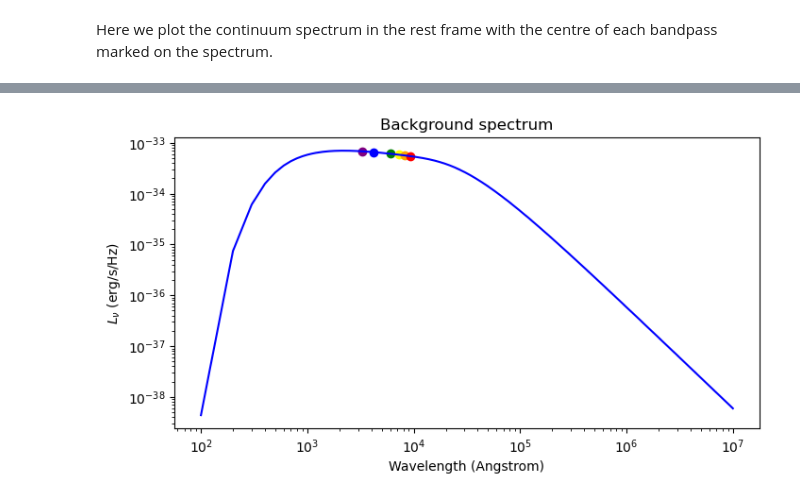
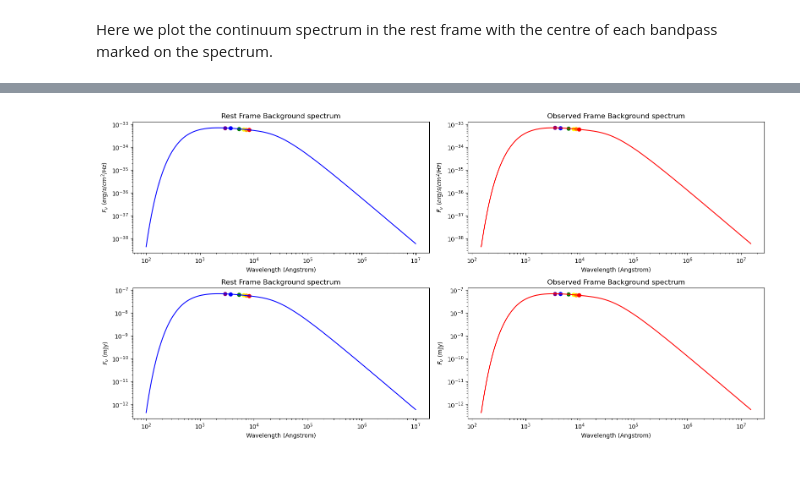
Before and after one commit to Nikko171/Dissertation_code, a Jupyter notebook: light_curves_pipeline.ipynb, the cells around one changed output, grey strips where cells are left out. Saved outputs shown, nothing was run; the diff lists cells and outputs as text; code cells hidden in the pictures; blank space fills up the shorter version.

Commit message:
New Spectrum Layout and transfer over Transfer Function
Need to add the continuum spectrum onto the light curve and sort out the flux variation

```diff
--- a/light_curves_pipeline.ipynb
+++ b/light_curves_pipeline.ipynb
@@ -416,8 +419,8 @@ def integrand(r, lam):
     return planck_function(freq, temp_prof) * 2 * np.pi * r * np.cos(inclination) / distance**2
 
 # Define the wavelength range (in meters)
-wavelengths = np.linspace((1e-8), (1e-3), 100000)  # Wavelength in meters
-#wavelengths = np.logspace(np.log10(1e-8), np.log10(1e-5), 10000)  # Wavelength in meters
+#wavelengths = np.linspace((1e-8), (1e-3), 10000)  # Wavelength in meters
+wavelengths = np.logspace(np.log10(1e-8), np.log10(1e-3), 10000)  # Wavelength in meters
 # Define the radius range (in rs)
 r_min = rs*3 #m
 r_max = (rs*1000) #m
@@ -440,15 +443,15 @@ Here we plot the continuum spectrum in the rest frame with the centre of each ba
 background_L = []
 background_index = []
 for wav in wavref:
-    index = np.where((wavelengths >= 0.9*(wav*1e-10)) & (wavelengths <= 1.1*(wav*1e-10)))[0]
+    index = np.where((wavelengths >= 0.8*(wav*1e-10)) & (wavelengths <= 1.1*(wav*1e-10)))[0]
     background_L.append(emitted_spectrum[index][0])
     background_index.append(index[0])
     #print(wav, emitted_spectrum[index][0])
 # Create subplots
 rayleigh_jean_tail = 6000
 weins_tail = 200
-fig, axs = plt.subplots(1, 1, figsize=(8, 4))
-axs.plot(wavelengths * 1e+10, emitted_spectrum, color='blue')
+fig, axs = plt.subplots(2, 2, figsize=(16, 8))
+axs[0,0].plot(wavelengths * 1e+10, emitted_spectrum, color='blue')
 
 ''' Uncomment to verify the Rayleigh-Jeans and Wien's tail slope
 axs.scatter(wavelengths[weins_tail] * 1e+10, emitted_spectrum[weins_tail], color='red')
@@ -459,15 +462,87 @@ axs.plot(wavelengths * 1e+10, alpha1*((wavelengths)**(-1/3)), color='red', lines
 axs.plot(wavelengths[4000:] * 1e+10, alpha2*(wavelengths[4000:])**(-2), color='red', linestyle=':')
 '''
 
+axs[0,0].scatter(wavelengths[background_index[0]]*1e+10, background_L[0], color='purple')
+axs[0,0].scatter(wavelengths[background_index[1]]*1e+10, background_L[1], color='blue')
+axs[0,0].scatter(wavelengths[background_index[2]]*1e+10, background_L[2], color='green')
+axs[0,0].scatter(wavelengths[background_index[3]]*1e+10, background_L[3], color='yellow')
+axs[0,0].scatter(wavelengths[background_index[4]]*1e+10, background_L[4], color='orange')
+axs[0,0].scatter(wavelengths[background_index[5]]*1e+10, background_L[5], color='red')
+axs[0,0].set_yscale('log')
+axs[0,0].set_xscale('log')
+axs[0,0].set_xlabel('Wavelength (Angstrom)')
+axs[0,0].set_ylabel(r'$F_\nu$ ($erg/s/cm^2/Hz$)')
+axs[0,0].set_title('Rest Frame Background spectrum')
+
+F_nu2mJy = 1e+26
+axs[1,0].plot(wavelengths * 1e+10, F_nu2mJy*emitted_spectrum, color='blue')
+axs[1,0].scatter(wavelengths[background_index[0]]*1e+10, F_nu2mJy*background_L[0], color='purple')
+axs[1,0].scatter(wavelengths[background_index[1]]*1e+10, F_nu2mJy*background_L[1], color='blue')
+axs[1,0].scatter(wavelengths[background_index[2]]*1e+10, F_nu2mJy*background_L[2], color='green')
+axs[1,0].scatter(wavelengths[background_index[3]]*1e+10, F_nu2mJy*background_L[3], color='yellow')
+axs[1,0].scatter(wavelengths[background_index[4]]*1e+10, F_nu2mJy*background_L[4], color='orange')
+axs[1,0].scatter(wavelengths[background_index[5]]*1e+10, F_nu2mJy*background_L[5], color='red')
+axs[1,0].set_yscale('log')
+axs[1,0].set_xscale('log')
+axs[1,0].set_xlabel('Wavelength (Angstrom)')
+axs[1,0].set_ylabel(r'$F_\nu$ (mJy)')
+axs[1,0].set_title('Rest Frame Background spectrum')
+
+
+redshifted_wavelength = wavelengths * (1 + 0.5)
+background_L = []
+background_index = []
+for wav in wavref:
+    index = np.where((redshifted_wavelength >= 0.95*(wav*1e-10)) & (redshifted_wavelength <= 1.01*(wav*1e-10)))[0]
+    background_L.append(emitted_spectrum[index][0])
+    background_index.append(index[0])
+    #print(redshifted_wavelength[background_index]*1e+10, emitted_spectrum[index][0])
+
+# Create subplots
+axs[0,1].plot(redshifted_wavelength * 1e+10, emitted_spectrum, color='red')
+axs[0,1].scatter(redshifted_wavelength[background_index[0]]*1e+10, background_L[0], color='purple')
+axs[0,1].scatter(redshifted_wavelength[background_index[1]]*1e+10, background_L[1], color='blue')
+axs[0,1].scatter(redshifted_wavelength[background_index[2]]*1e+10, background_L[2], color='green')
+axs[0,1].scatter(redshifted_wavelength[background_index[3]]*1e+10, background_L[3], color='yellow')
+axs[0,1].scatter(redshifted_wavelength[background_index[4]]*1e+10, background_L[4], color='orange')
+axs[0,1].scatter(redshifted_wavelength[background_index[5]]*1e+10, background_L[5], color='red')
+
+""" Rest Frame
+background_L = []
+background_index = []
+for wav in wavref:
+    index = np.where((wavelengths >= 0.9*(wav*1e-10)) & (wavelengths <= 1.1*(wav*1e-10)))[0]
+    background_L.append(emitted_spectrum[index][0])
+    background_index.append(index[0])
+    print(redshifted_wavelength[background_index]*1e+10, emitted_spectrum[index][0])
+axs.plot(wavelengths * 1e+10, emitted_spectrum,alpha=0.5, color='blue')
 axs.scatter(wavelengths[background_index[0]]*1e+10, background_L[0], color='purple')
 axs.scatter(wavelengths[background_index[1]]*1e+10, background_L[1], color='blue')
 axs.scatter(wavelengths[background_index[2]]*1e+10, background_L[2], color='green')
 axs.scatter(wavelengths[background_index[3]]*1e+10, background_L[3], color='yellow')
 axs.scatter(wavelengths[background_index[4]]*1e+10, background_L[4], color='orange')
 axs.scatter(wavelengths[background_index[5]]*1e+10, background_L[5], color='red')
-axs.set_yscale('log')
-axs.set_xscale('log')
-axs.set_xlabel('Wavelength (Angstrom)')
-axs.set_ylabel(r'$L_\nu$ (erg/s/Hz)')
-axs.set_title('Rest Frame Background spectrum')
+"""
+
+axs[0,1].set_yscale('log')
+axs[0,1].set_xscale('log')
+axs[0,1].set_xlabel('Wavelength (Angstrom)')
+axs[0,1].set_ylabel(r'$F_\nu$ ($erg/s/cm^2/Hz$)')
+axs[0,1].set_title('Observed Frame Background spectrum')
+
+axs[1,1].plot(redshifted_wavelength * 1e+10, F_nu2mJy*emitted_spectrum, color='red')
+axs[1,1].scatter(redshifted_wavelength[background_index[0]]*1e+10, F_nu2mJy*background_L[0], color='purple')
+axs[1,1].scatter(redshifted_wavelength[background_index[1]]*1e+10, F_nu2mJy*background_L[1], color='blue')
+axs[1,1].scatter(redshifted_wavelength[background_index[2]]*1e+10, F_nu2mJy*background_L[2], color='green')
+axs[1,1].scatter(redshifted_wavelength[background_index[3]]*1e+10, F_nu2mJy*background_L[3], color='yellow')
+axs[1,1].scatter(redshifted_wavelength[background_index[4]]*1e+10, F_nu2mJy*background_L[4], color='orange')
+axs[1,1].scatter(redshifted_wavelength[background_index[5]]*1e+10, F_nu2mJy*background_L[5], color='red')
+axs[1,1].set_yscale('log')
+axs[1,1].set_xscale('log')
+axs[1,1].set_xlabel('Wavelength (Angstrom)')
+axs[1,1].set_ylabel(r'$F_\nu$ (mJy)')
+axs[1,1].set_title('Observed Frame Background spectrum')
+
+plt.tight_layout()
+plt.show()
 # %% [output]
@@ -481 +549 @@ Text(0.5, 1.0, 'Background spectrum')
-[figure, old version]
+[figure, new version]
```
Also changed, not shown: parts of 4 cells of this notebook, 7 other files.
